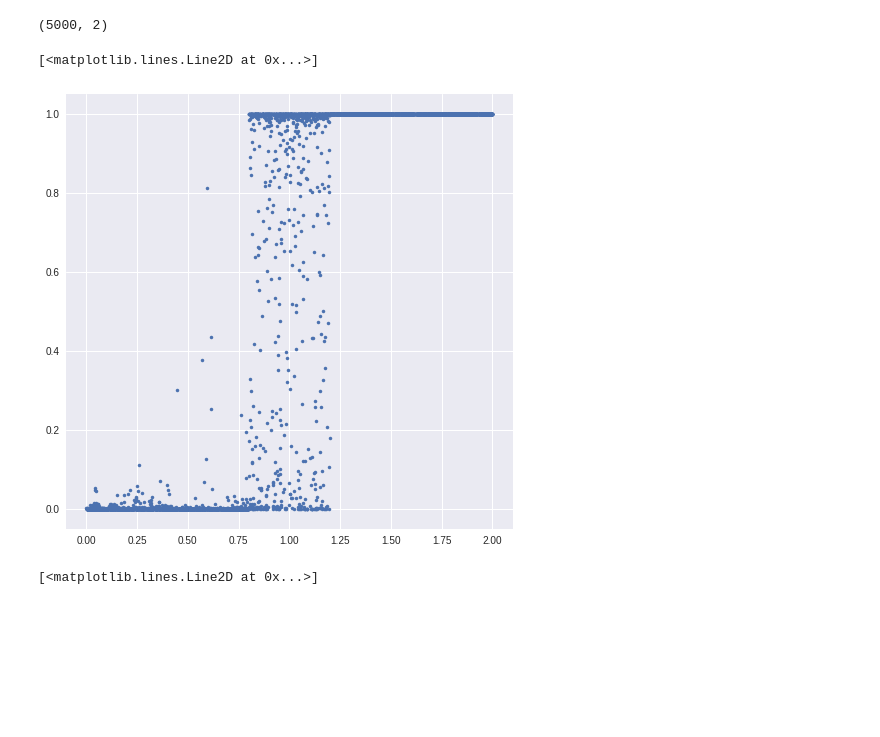
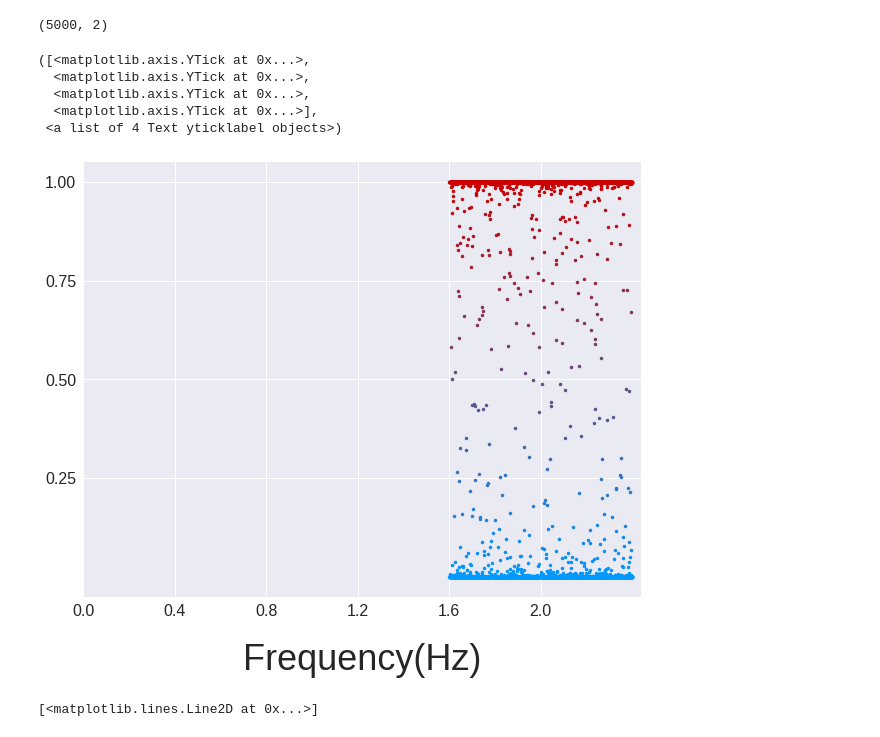
Before and after one commit to Joovvhan/Master-Thesis, a Jupyter notebook: src/Prediction_Test_Modified_For_Presentation.ipynb, the cells around one changed output. Cells and saved outputs as stored; diff of their text form; code cells hidden in the pictures; blank space fills up the shorter version.

```diff
--- a/src/Prediction_Test_Modified_For_Presentation.ipynb
+++ b/src/Prediction_Test_Modified_For_Presentation.ipynb
@@ -179,16 +179,32 @@ Y_pred.shape
 # %%
 X_ticks = np.zeros(len(Y_pred))
 
 for i in range(len(X_ticks)):
     X_ticks[i] = float(filesTest[i].split('/')[-1].split('_')[1][1:-1])
 
-plt.figure(figsize=(8, 8))
-plt.plot(X_ticks, Y_pred[:, 1], '.')
+plt.figure(figsize=(10, 8))
+for i in range(len(X_ticks)):
+    normalC = np.asarray([0, 0.6, 1])
+    faultC = np.asarray([0.8, 0, 0])
+    dotC = Y_pred[i, 1] * faultC + (1 - Y_pred[i, 1]) * normalC
+    plt.plot(X_ticks[i], Y_pred[i, 1], '.', color=dotC)
+
+
+plt.xticks([0, 0.4, 0.8, 1.2, 1.6, 2.0], fontsize=16)
+plt.xlabel('Frequency(Hz)', fontsize=36, labelpad = 24)
+
+plt.yticks([0.25, 0.5, 0.75, 1.0], fontsize=16)
+# plt.ylabel('Fault Probability', fontsize=36, labelpad = 24)
+# plt.gca().get_yaxis().set_visible(False)
 
 # Need to match file name with x axis
 # %% [output]
-[<matplotlib.lines.Line2D at 0x...>]
+([<matplotlib.axis.YTick at 0x...>,
+  <matplotlib.axis.YTick at 0x...>,
+  <matplotlib.axis.YTick at 0x...>,
+  <matplotlib.axis.YTick at 0x...>],
+ <a list of 4 Text yticklabel objects>)
-[figure, old version]
+[figure, new version]
 # %%
 x = np.stack((X_ticks, Y_pred[:, 1])).T
 y = np.asarray(sorted(x, key=lambda x: x[0]))
```
Also changed, not shown: parts of 2 cells of this notebook.
